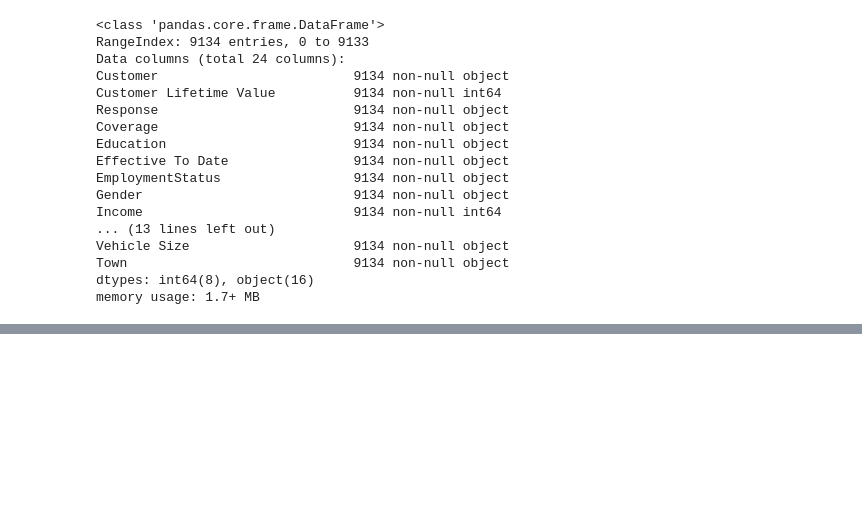
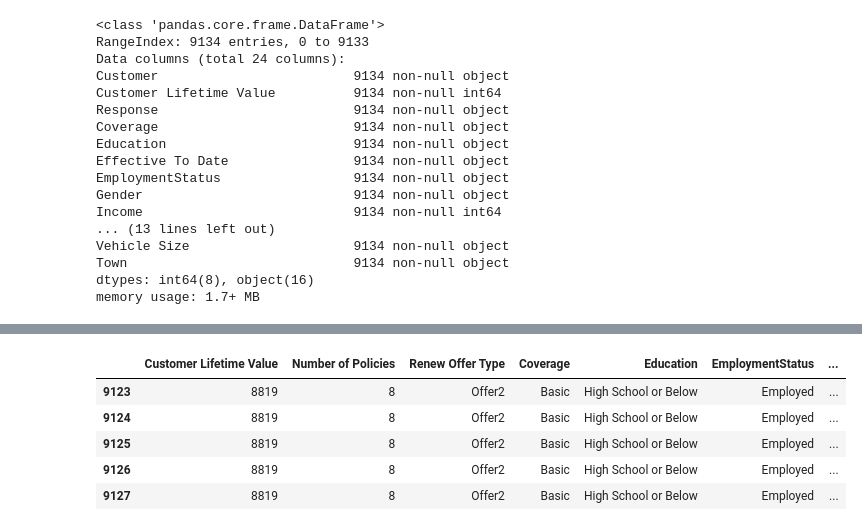
Before and after one commit to obarrot/dsx, a Jupyter notebook: insurance CLV.ipynb, the cells around one changed output, grey strips where cells are left out. Cells and saved outputs as stored; diff of their text form; code cells hidden in the pictures; blank space fills up the shorter version.

```diff
--- a/insurance CLV.ipynb
+++ b/insurance CLV.ipynb
@@ -48,0 +38,11 @@ renewals.tail()
+# %%
+renewals = df[df ['Response'] == "Yes"  ]
+renewals = renewals [ ['Customer Lifetime Value', 'Number of Policies', 'Renew Offer Type','Coverage','Education','EmploymentStatus','Gender','Income','Marital Status','Monthly Premium Auto','Sales Channel','Vehicle Size','Months Since Policy Inception','Location Code','Open Complaints']]
+renewals.tail()
+# %% [output]
+|  | Customer Lifetime Value | Number of Policies | Renew Offer Type | Coverage | Education | EmploymentStatus | ... |
+| 9123 | 8819 | 8 | Offer2 | Basic | High School or Below | Employed | ... |
+| 9124 | 8819 | 8 | Offer2 | Basic | High School or Below | Employed | ... |
+| 9125 | 8819 | 8 | Offer2 | Basic | High School or Below | Employed | ... |
+| 9126 | 8819 | 8 | Offer2 | Basic | High School or Below | Employed | ... |
+| 9127 | 8819 | 8 | Offer2 | Basic | High School or Below | Employed | ... |
```
Also changed, not shown: parts of 9 cells of this notebook.
